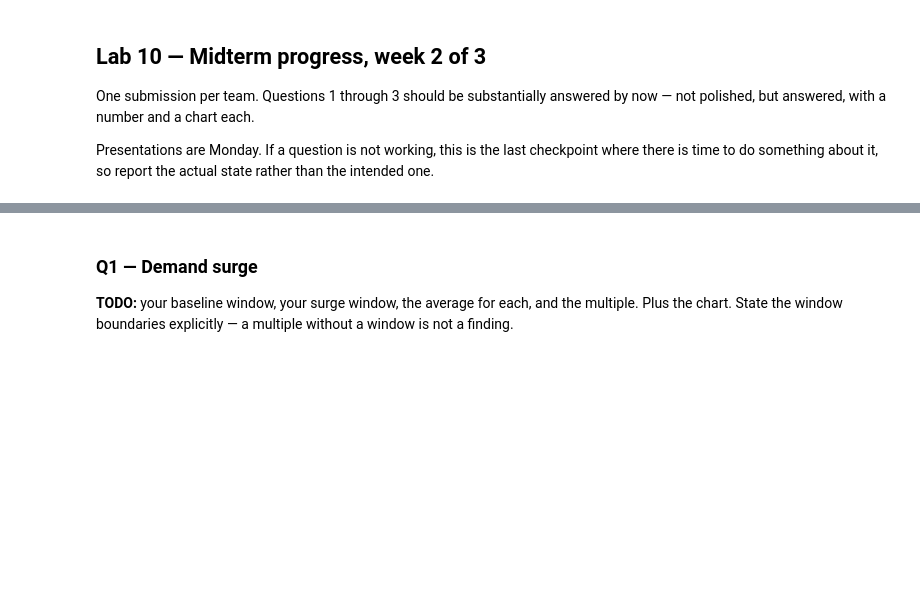
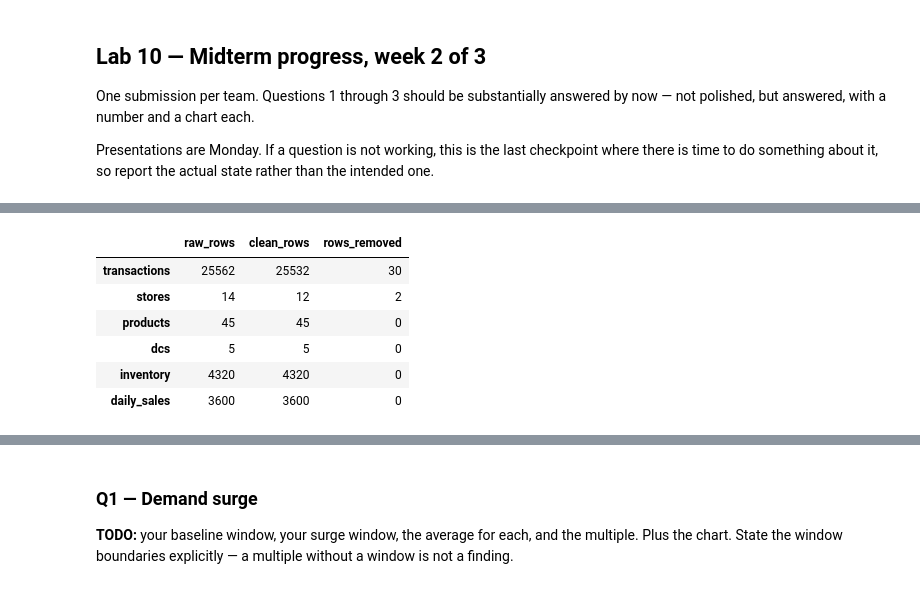
Before and after one commit to amulyasundaresan/Midterm-1, a Jupyter notebook: notebooks/06-midterm-walmart/2026-10-30 — Midterm Progress — Lab.ipynb, the cells around one changed output, grey strips where cells are left out. Saved outputs shown, nothing was run; the diff lists cells and outputs as text; code cells hidden in the pictures; blank space fills up the shorter version.

```diff
--- a/notebooks/06-midterm-walmart/2026-10-30 — Midterm Progress — Lab.ipynb
+++ b/notebooks/06-midterm-walmart/2026-10-30 — Midterm Progress — Lab.ipynb
@@ -12,0 +75,19 @@ Presentations are Monday. If a question is not working, this is the last checkpo
+# %%
+CATEGORY_MAP = {
+    'breakfast': 'Breakfast', 'breakfast foods': 'Breakfast',
+    'emergency': 'Emergency Supplies', 'emergency supplies': 'Emergency Supplies',
+    'grocery': 'Grocery', 'groceries': 'Grocery',
+    'baby': 'Baby Products', 'baby products': 'Baby Products',
+    'alcohol': 'Alcohol', 'alcohol drinks': 'Alcohol', 'alcoholic beverages': 'Alcohol',
+    'game & entertainment': 'Game & Entertainment', 'games & entertainment': 'Game & Entertainment',
+    'game': 'Game & Entertainment', 'entertainment': 'Game & Entertainment',
+    'health': 'Health', 'health & wellness': 'Health',
+    'household': 'Household', 'household essentials': 'Household',
+    'electronics': 'Electronics',
+    'snacks': 'Snacks',
+}
+CANONICAL_CATEGORIES = set(CATEGORY_MAP.values())
+
+def clean_category(s):
+    key = s.astype('string').str.strip().str.lower()
+    return key.map(CATEGORY_MAP).fillna(key.str.title())
@@ -12,0 +407,9 @@ Presentations are Monday. If a question is not working, this is the last checkpo
+# %%
+DECISIONS.clear()          # so re-running this cell never double-logs
+
+transactions = clean_walmart_transactions(RAW['transactions'])
+products     = clean_product_catalog(RAW['products'])
+stores       = clean_store_locations(RAW['stores'])
+dcs          = clean_distribution_center(RAW['dcs'])
+inventory    = clean_inventory(RAW['inventory'])
+daily_sales  = clean_daily_sales(RAW['daily_sales'])
@@ -12,0 +434,16 @@ Presentations are Monday. If a question is not working, this is the last checkpo
+# %%
+# Rows before and after, one line per file (the checkpoint asks for this)
+CLEAN = {'transactions': transactions, 'stores': stores, 'products': products,
+         'dcs': dcs, 'inventory': inventory, 'daily_sales': daily_sales}
+rows = pd.DataFrame({'raw_rows': {k: len(RAW[k]) for k in CLEAN},
+                     'clean_rows': {k: len(v) for k, v in CLEAN.items()}})
+rows['rows_removed'] = rows['raw_rows'] - rows['clean_rows']
+rows
+# %% [output]
+|  | raw_rows | clean_rows | rows_removed |
+| transactions | 25562 | 25532 | 30 |
+| stores | 14 | 12 | 2 |
+| products | 45 | 45 | 0 |
+| dcs | 5 | 5 | 0 |
+| inventory | 4320 | 4320 | 0 |
+| daily_sales | 3600 | 3600 | 0 |
```
Also changed, not shown: parts of 17 cells of this notebook.
